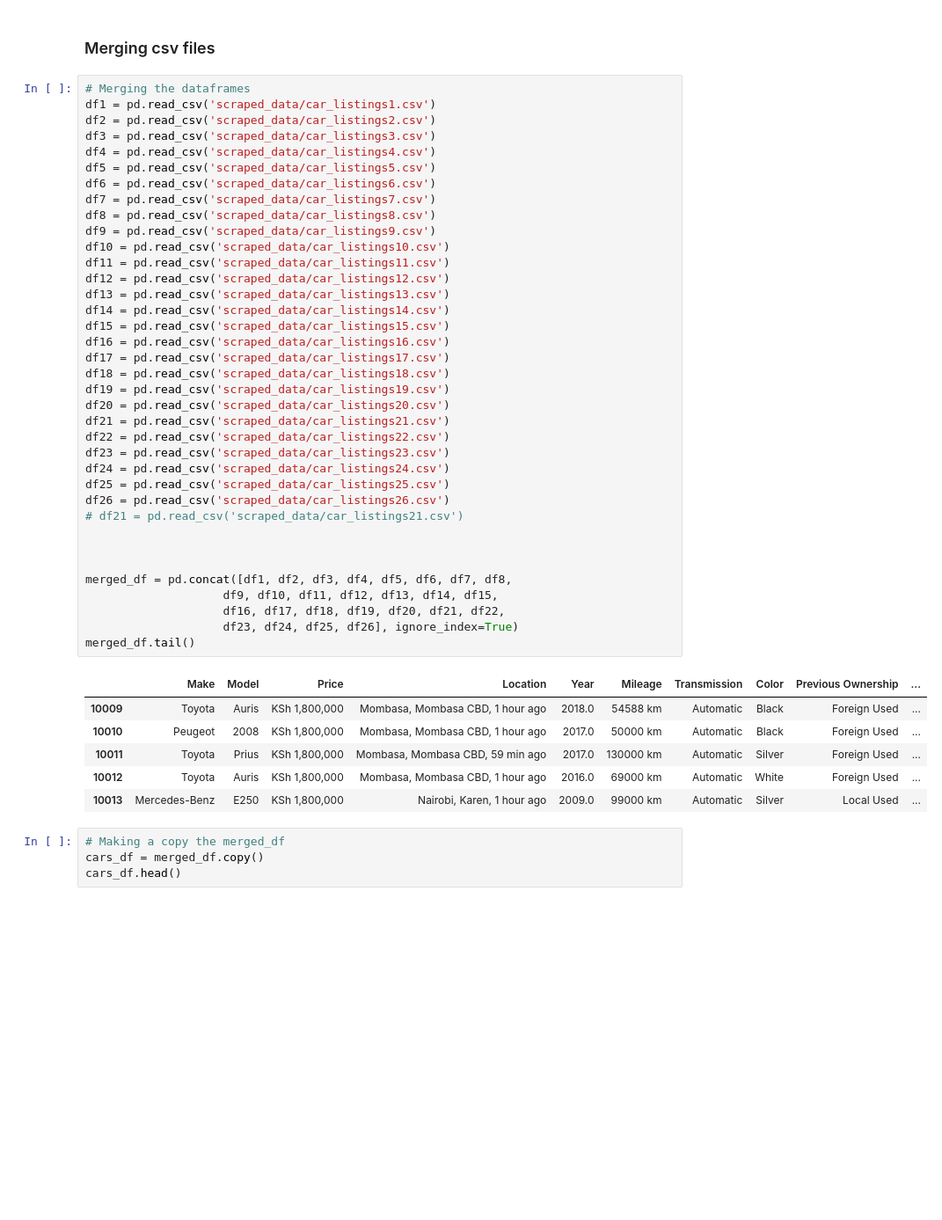
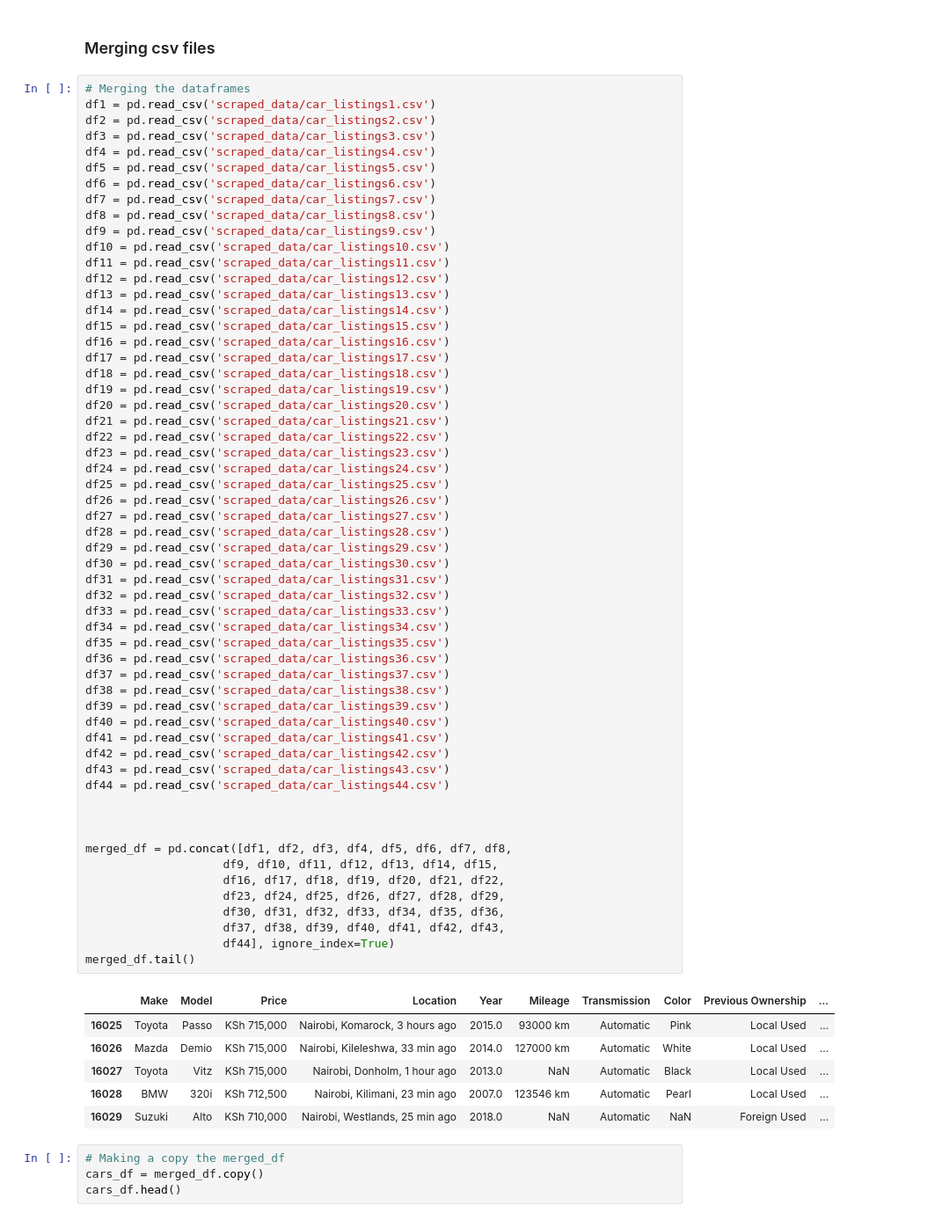
Before and after one commit to Tech-it-with-Billy/car-listings, a Jupyter notebook: data_processing.ipynb, the cells around one changed output. Shown at 88% size. Cells and saved outputs as stored; diff of their text form; blank space fills up the shorter version.

```diff
--- a/data_processing.ipynb
+++ b/data_processing.ipynb
@@ -13,40 +13,60 @@ df5 = pd.read_csv('scraped_data/car_listings5.csv')
 df6 = pd.read_csv('scraped_data/car_listings6.csv')
 df7 = pd.read_csv('scraped_data/car_listings7.csv')
 df8 = pd.read_csv('scraped_data/car_listings8.csv')
 df9 = pd.read_csv('scraped_data/car_listings9.csv')
 df10 = pd.read_csv('scraped_data/car_listings10.csv')
 df11 = pd.read_csv('scraped_data/car_listings11.csv')
 df12 = pd.read_csv('scraped_data/car_listings12.csv')
 df13 = pd.read_csv('scraped_data/car_listings13.csv')
 df14 = pd.read_csv('scraped_data/car_listings14.csv')
 df15 = pd.read_csv('scraped_data/car_listings15.csv')
 df16 = pd.read_csv('scraped_data/car_listings16.csv')
 df17 = pd.read_csv('scraped_data/car_listings17.csv')
 df18 = pd.read_csv('scraped_data/car_listings18.csv')
 df19 = pd.read_csv('scraped_data/car_listings19.csv')
 df20 = pd.read_csv('scraped_data/car_listings20.csv')
 df21 = pd.read_csv('scraped_data/car_listings21.csv')
 df22 = pd.read_csv('scraped_data/car_listings22.csv')
 df23 = pd.read_csv('scraped_data/car_listings23.csv')
 df24 = pd.read_csv('scraped_data/car_listings24.csv')
 df25 = pd.read_csv('scraped_data/car_listings25.csv')
 df26 = pd.read_csv('scraped_data/car_listings26.csv')
-# df21 = pd.read_csv('scraped_data/car_listings21.csv')
+df27 = pd.read_csv('scraped_data/car_listings27.csv')
+df28 = pd.read_csv('scraped_data/car_listings28.csv')
+df29 = pd.read_csv('scraped_data/car_listings29.csv')
+df30 = pd.read_csv('scraped_data/car_listings30.csv')
+df31 = pd.read_csv('scraped_data/car_listings31.csv')
+df32 = pd.read_csv('scraped_data/car_listings32.csv')
+df33 = pd.read_csv('scraped_data/car_listings33.csv')
+df34 = pd.read_csv('scraped_data/car_listings34.csv')
+df35 = pd.read_csv('scraped_data/car_listings35.csv')
+df36 = pd.read_csv('scraped_data/car_listings36.csv')
+df37 = pd.read_csv('scraped_data/car_listings37.csv')
+df38 = pd.read_csv('scraped_data/car_listings38.csv')
+df39 = pd.read_csv('scraped_data/car_listings39.csv')
+df40 = pd.read_csv('scraped_data/car_listings40.csv')
+df41 = pd.read_csv('scraped_data/car_listings41.csv')
+df42 = pd.read_csv('scraped_data/car_listings42.csv')
+df43 = pd.read_csv('scraped_data/car_listings43.csv')
+df44 = pd.read_csv('scraped_data/car_listings44.csv')
 
 
 
 merged_df = pd.concat([df1, df2, df3, df4, df5, df6, df7, df8,
                     df9, df10, df11, df12, df13, df14, df15,
                     df16, df17, df18, df19, df20, df21, df22,
-                    df23, df24, df25, df26], ignore_index=True)
+                    df23, df24, df25, df26, df27, df28, df29,
+                    df30, df31, df32, df33, df34, df35, df36,
+                    df37, df38, df39, df40, df41, df42, df43,
+                    df44], ignore_index=True)
 merged_df.tail()
 # %% [output]
 |  | Make | Model | Price | Location | Year | Mileage | Transmission | Color | Previous Ownership | ... |
-| 10009 | Toyota | Auris | KSh 1,800,000 | Mombasa, Mombasa CBD, 1 hour ago | 2018.0 | 54588 km | Automatic | Black | Foreign Used | ... |
-| 10010 | Peugeot | 2008 | KSh 1,800,000 | Mombasa, Mombasa CBD, 1 hour ago | 2017.0 | 50000 km | Automatic | Black | Foreign Used | ... |
-| 10011 | Toyota | Prius | KSh 1,800,000 | Mombasa, Mombasa CBD, 59 min ago | 2017.0 | 130000 km | Automatic | Silver | Foreign Used | ... |
-| 10012 | Toyota | Auris | KSh 1,800,000 | Mombasa, Mombasa CBD, 1 hour ago | 2016.0 | 69000 km | Automatic | White | Foreign Used | ... |
-| 10013 | Mercedes-Benz | E250 | KSh 1,800,000 | Nairobi, Karen, 1 hour ago | 2009.0 | 99000 km | Automatic | Silver | Local Used | ... |
+| 16025 | Toyota | Passo | KSh 715,000 | Nairobi, Komarock, 3 hours ago | 2015.0 | 93000 km | Automatic | Pink | Local Used | ... |
+| 16026 | Mazda | Demio | KSh 715,000 | Nairobi, Kileleshwa, 33 min ago | 2014.0 | 127000 km | Automatic | White | Local Used | ... |
+| 16027 | Toyota | Vitz | KSh 715,000 | Nairobi, Donholm, 1 hour ago | 2013.0 | NaN | Automatic | Black | Local Used | ... |
+| 16028 | BMW | 320i | KSh 712,500 | Nairobi, Kilimani, 23 min ago | 2007.0 | 123546 km | Automatic | Pearl | Local Used | ... |
+| 16029 | Suzuki | Alto | KSh 710,000 | Nairobi, Westlands, 25 min ago | 2018.0 | NaN | Automatic | NaN | Foreign Used | ... |
 # %%
 # Making a copy the merged_df
 cars_df = merged_df.copy()
```
Also changed, not shown: parts of 2 cells of this notebook, 24 other files.
